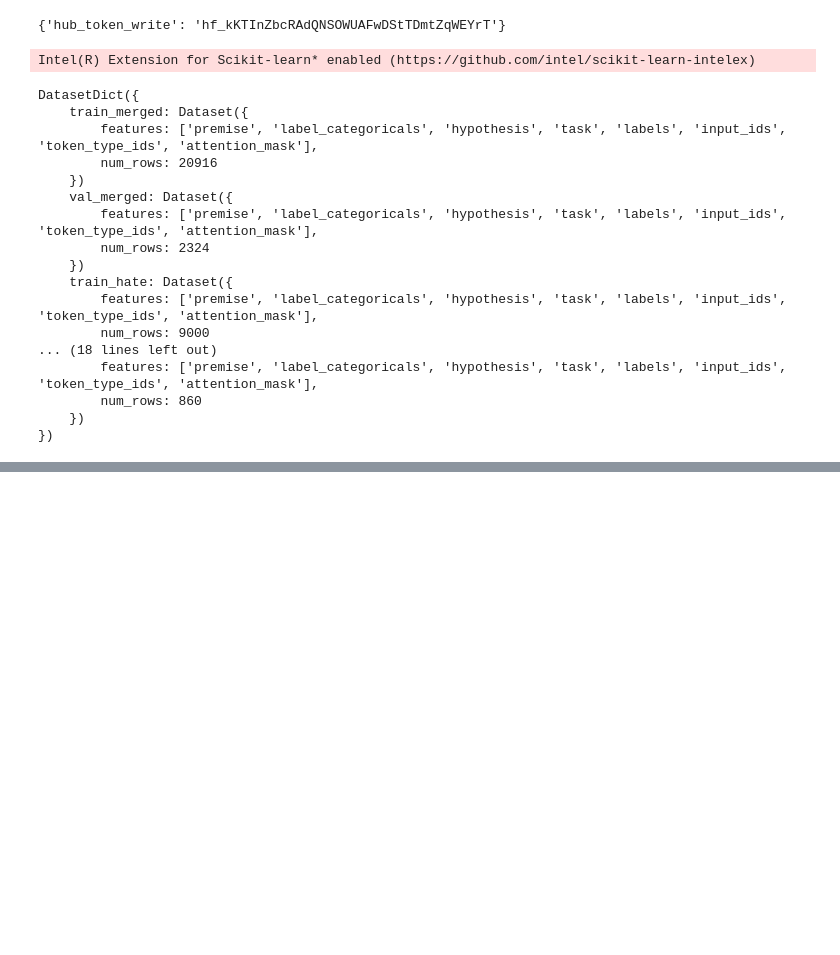
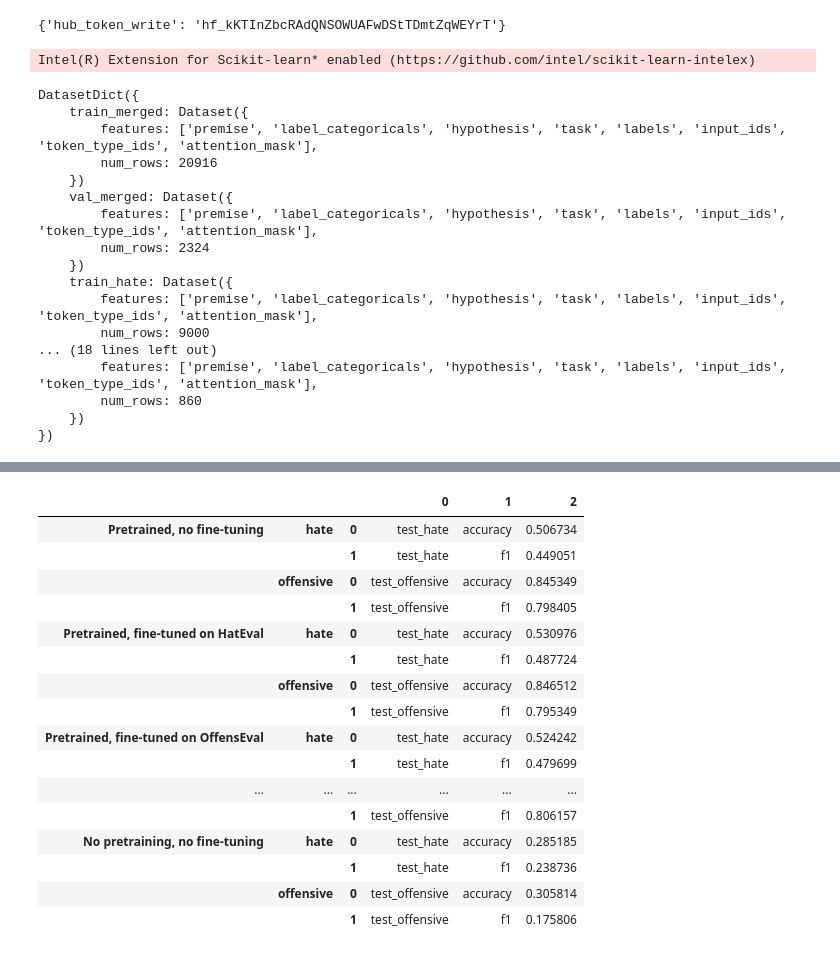
Before and after one commit to Christopher-Zeng/csci544-project, a Jupyter notebook: Electra nli + hateval + offenseval.ipynb, the cells around one changed output, grey strips where cells are left out. Saved outputs shown, nothing was run; the diff lists cells and outputs as text; code cells hidden in the pictures; blank space fills up the shorter version.

Commit message:
Updated with better result representation

```diff
--- a/Electra nli + hateval + offenseval.ipynb
+++ b/Electra nli + hateval + offenseval.ipynb
@@ -296,9 +300,10 @@ trainer = Trainer(
     compute_metrics=trainer_compute_metrics,
 )
 
-trainer.train()
+trainer.train(resume_from_checkpoint=True)
 trainer.save_model()
-display(get_results(trainer, preprocessed_merged_dataset_dict))
+results["Pretrained, fine-tuned on OffensEval"] = get_results(trainer, preprocessed_merged_dataset_dict)
+display(results["Pretrained, fine-tuned on OffensEval"])
 
 del trainer
 torch.cuda.empty_cache()
@@ -375,9 +366,10 @@ trainer = Trainer(
     compute_metrics=trainer_compute_metrics,
 )
 
-trainer.train()
+trainer.train(resume_from_checkpoint=True)
 trainer.save_model()
-display(get_results(trainer, preprocessed_merged_dataset_dict))
+results["No pretraining, fine-tuned on HatEval"] = get_results(trainer, preprocessed_merged_dataset_dict)
+display(results["No pretraining, fine-tuned on HatEval"])
 
 del trainer
 torch.cuda.empty_cache()
@@ -456,7 +434,8 @@ trainer = Trainer(
 
 trainer.train(resume_from_checkpoint=True)
 trainer.save_model()
-display(get_results(trainer, preprocessed_merged_dataset_dict))
+results["No pretraining, fine-tuned on OffensEval"] = get_results(trainer, preprocessed_merged_dataset_dict)
+display(results["No pretraining, fine-tuned on OffensEval"])
 
 del trainer
 torch.cuda.empty_cache()
@@ -502,3 +481,23 @@ The following columns in the test set  don't have a corresponding argument in `E
   ('test_hate', 'f1', 0.5554955984533803)],
  'offensive': [('test_offensive', 'accuracy', 0.85),
   ('test_offensive', 'f1', 0.8061570557678497)]}
+# %%
+training_args.num_train_epochs = 10
+training_args.output_dir = "outputs/electra-nli-efl"
+training_args.push_to_hub = False
+
+trainer = Trainer(
+    model=AutoModelForSequenceClassification.from_pretrained(
+        "ynie/electra-large-discriminator-snli_mnli_fever_anli_R1_R2_R3-nli",
+        num_labels=3,
+    ),
+    tokenizer=electra_tokenizer,
+    args=training_args,
+    compute_metrics=trainer_compute_metrics,
+)
+
+results["No pretraining, no fine-tuning"] = get_results(trainer, preprocessed_merged_dataset_dict)
+display(results["No pretraining, no fine-tuning"])
+
+del trainer
+torch.cuda.empty_cache()
@@ -504,0 +531,27 @@ The following columns in the test set  don't have a corresponding argument in `E
+# %%
+import pandas as pd
+
+pd.concat(
+    {
+        k: pd.concat({kk: pd.DataFrame(vv) for kk, vv in v.items()})
+        for k, v in results.items()
+    }
+)
+# %% [output]
+|  |  |  | 0 | 1 | 2 |
+| Pretrained, no fine-tuning | hate | 0 | test_hate | accuracy | 0.506734 |
+|  |  | 1 | test_hate | f1 | 0.449051 |
+|  | offensive | 0 | test_offensive | accuracy | 0.845349 |
+|  |  | 1 | test_offensive | f1 | 0.798405 |
+| Pretrained, fine-tuned on HatEval | hate | 0 | test_hate | accuracy | 0.530976 |
+|  |  | 1 | test_hate | f1 | 0.487724 |
+|  | offensive | 0 | test_offensive | accuracy | 0.846512 |
+|  |  | 1 | test_offensive | f1 | 0.795349 |
+| Pretrained, fine-tuned on OffensEval | hate | 0 | test_hate | accuracy | 0.524242 |
+|  |  | 1 | test_hate | f1 | 0.479699 |
+| ... | ... | ... | ... | ... | ... |
+|  |  | 1 | test_offensive | f1 | 0.806157 |
+| No pretraining, no fine-tuning | hate | 0 | test_hate | accuracy | 0.285185 |
+|  |  | 1 | test_hate | f1 | 0.238736 |
+|  | offensive | 0 | test_offensive | accuracy | 0.305814 |
+|  |  | 1 | test_offensive | f1 | 0.175806 |
```
Also changed, not shown: parts of 7 cells of this notebook.
